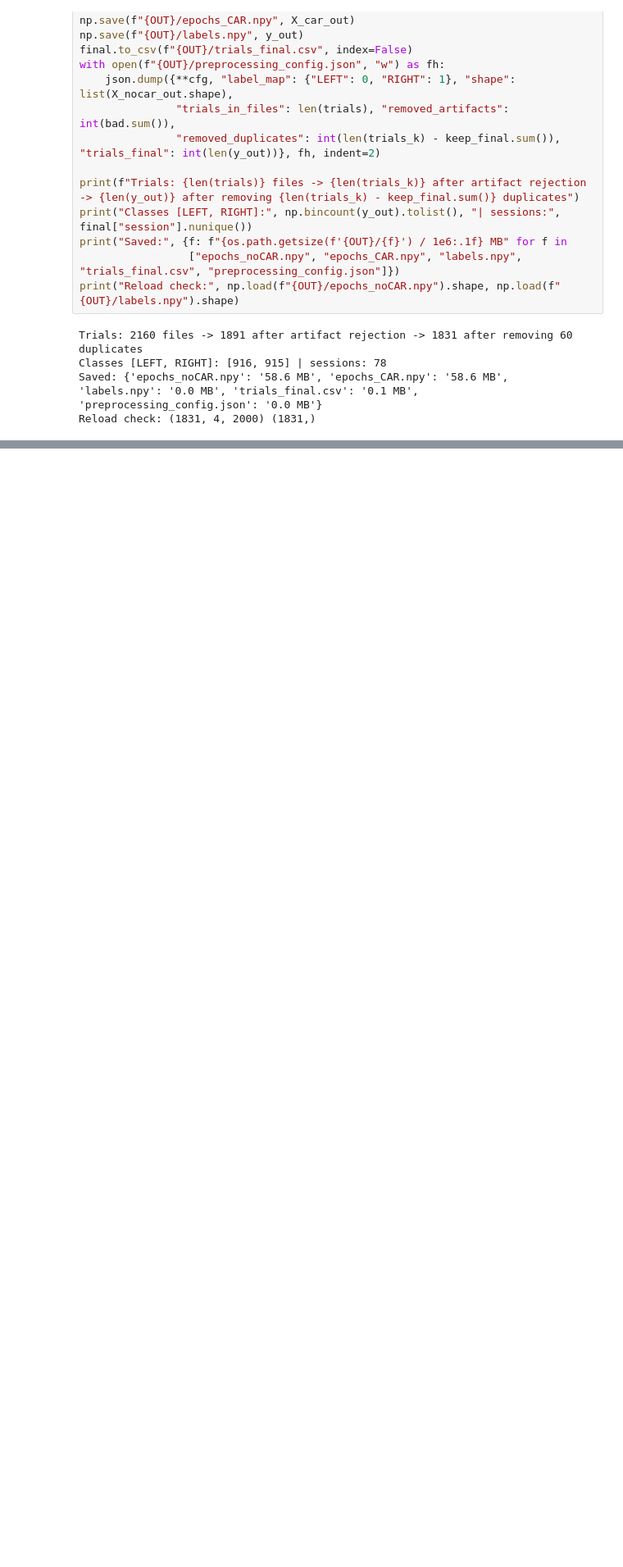
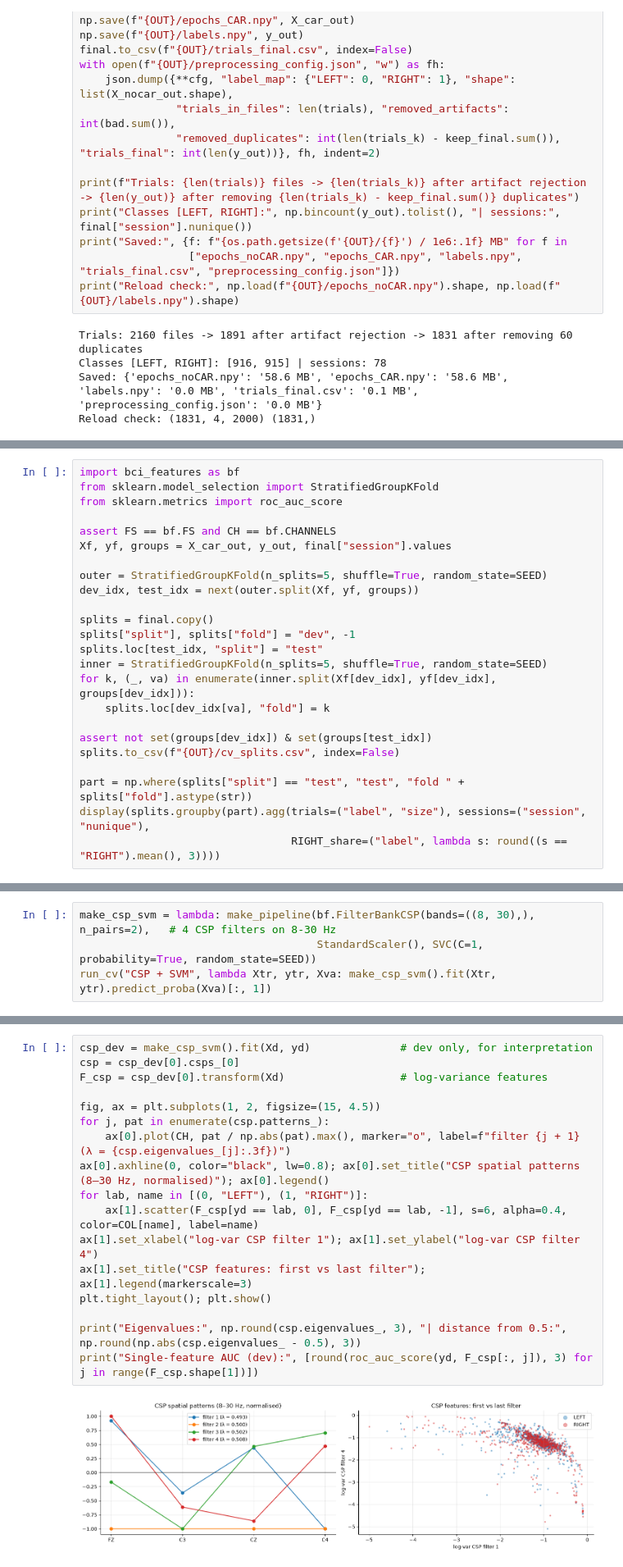
Before and after one commit to dyajaballh8/Brain-Computer-Interface-BCI-Motor-Imagery-Classifications, a Jupyter notebook: main_pipeline.ipynb, the cells around one changed output, grey strips where cells are left out. Shown at 82% size. Drawn from its saved outputs; the diff is of its cells as text; blank space fills up the shorter version.

```diff
--- a/main_pipeline.ipynb
+++ b/main_pipeline.ipynb
@@ -695,0 +698,24 @@ Reload check: (1831, 4, 2000) (1831,)
+# %%
+import bci_features as bf
+from sklearn.model_selection import StratifiedGroupKFold
+from sklearn.metrics import roc_auc_score
+
+assert FS == bf.FS and CH == bf.CHANNELS
+Xf, yf, groups = X_car_out, y_out, final["session"].values
+
+outer = StratifiedGroupKFold(n_splits=5, shuffle=True, random_state=SEED)
+dev_idx, test_idx = next(outer.split(Xf, yf, groups))
+
+splits = final.copy()
+splits["split"], splits["fold"] = "dev", -1
+splits.loc[test_idx, "split"] = "test"
+inner = StratifiedGroupKFold(n_splits=5, shuffle=True, random_state=SEED)
+for k, (_, va) in enumerate(inner.split(Xf[dev_idx], yf[dev_idx], groups[dev_idx])):
+    splits.loc[dev_idx[va], "fold"] = k
+
+assert not set(groups[dev_idx]) & set(groups[test_idx])
+splits.to_csv(f"{OUT}/cv_splits.csv", index=False)
+
+part = np.where(splits["split"] == "test", "test", "fold " + splits["fold"].astype(str))
+display(splits.groupby(part).agg(trials=("label", "size"), sessions=("session", "nunique"),
+                                 RIGHT_share=("label", lambda s: round((s == "RIGHT").mean(), 3))))
@@ -695,0 +798,4 @@ Reload check: (1831, 4, 2000) (1831,)
+# %%
+make_csp_svm = lambda: make_pipeline(bf.FilterBankCSP(bands=((8, 30),), n_pairs=2),   # 4 CSP filters on 8-30 Hz
+                                     StandardScaler(), SVC(C=1, probability=True, random_state=SEED))
+run_cv("CSP + SVM", lambda Xtr, ytr, Xva: make_csp_svm().fit(Xtr, ytr).predict_proba(Xva)[:, 1])
@@ -695,0 +813,19 @@ Reload check: (1831, 4, 2000) (1831,)
+# %%
+csp_dev = make_csp_svm().fit(Xd, yd)              # dev only, for interpretation
+csp = csp_dev[0].csps_[0]
+F_csp = csp_dev[0].transform(Xd)                  # log-variance features
+
+fig, ax = plt.subplots(1, 2, figsize=(15, 4.5))
+for j, pat in enumerate(csp.patterns_):
+    ax[0].plot(CH, pat / np.abs(pat).max(), marker="o", label=f"filter {j + 1} (λ = {csp.eigenvalues_[j]:.3f})")
+ax[0].axhline(0, color="black", lw=0.8); ax[0].set_title("CSP spatial patterns (8–30 Hz, normalised)"); ax[0].legend()
+for lab, name in [(0, "LEFT"), (1, "RIGHT")]:
+    ax[1].scatter(F_csp[yd == lab, 0], F_csp[yd == lab, -1], s=6, alpha=0.4, color=COL[name], label=name)
+ax[1].set_xlabel("log-var CSP filter 1"); ax[1].set_ylabel("log-var CSP filter 4")
+ax[1].set_title("CSP features: first vs last filter"); ax[1].legend(markerscale=3)
+plt.tight_layout(); plt.show()
+
+print("Eigenvalues:", np.round(csp.eigenvalues_, 3), "| distance from 0.5:", np.round(np.abs(csp.eigenvalues_ - 0.5), 3))
+print("Single-feature AUC (dev):", [round(roc_auc_score(yd, F_csp[:, j]), 3) for j in range(F_csp.shape[1])])
+# %% [output]
+[figure, added]
```
Also changed, not shown: parts of 19 cells of this notebook, 3 other files.
